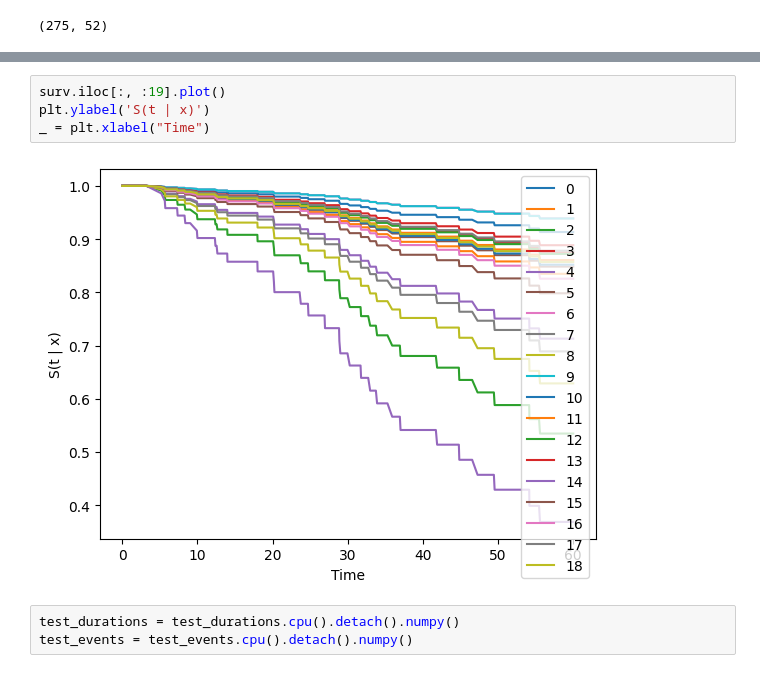
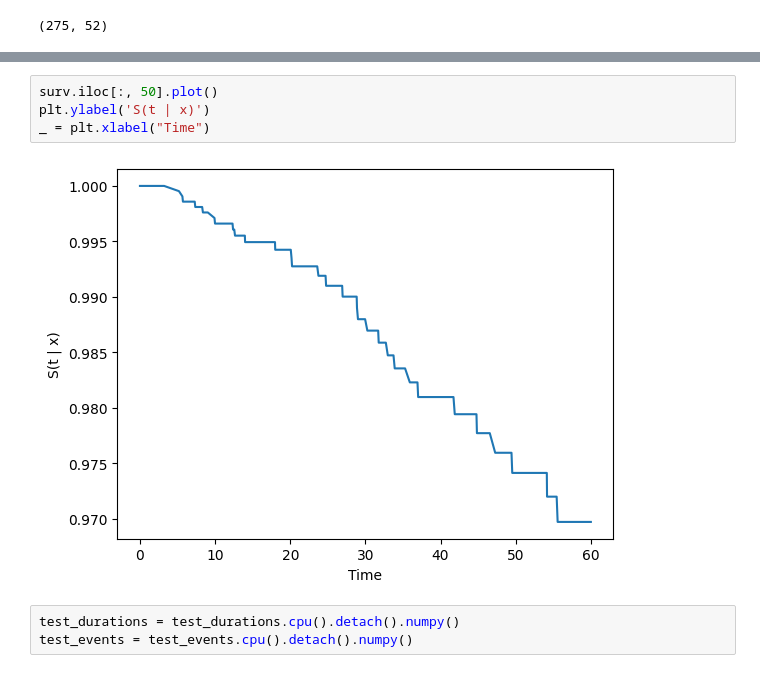
Before and after one commit to Fasmanuel2002/UPSA_Thesis_Research, a Jupyter notebook: research/notebooks/nn_Cox_limma.ipynb, the cells around one changed output, grey strips where cells are left out. Cells and saved outputs as stored; diff of their text form.

```diff
--- a/research/notebooks/nn_Cox_limma.ipynb
+++ b/research/notebooks/nn_Cox_limma.ipynb
@@ -223,9 +308,9 @@ surv.shape
 # %%
-surv.iloc[:, :19].plot()
+surv.iloc[:, 50].plot()
 plt.ylabel('S(t | x)')
 _ = plt.xlabel("Time")
 # %% [output]
-[figure, old version]
+[figure, new version]
 # %%
 test_durations = test_durations.cpu().detach().numpy()
 test_events = test_events.cpu().detach().numpy()
```
Also changed, not shown: parts of 19 cells of this notebook.
